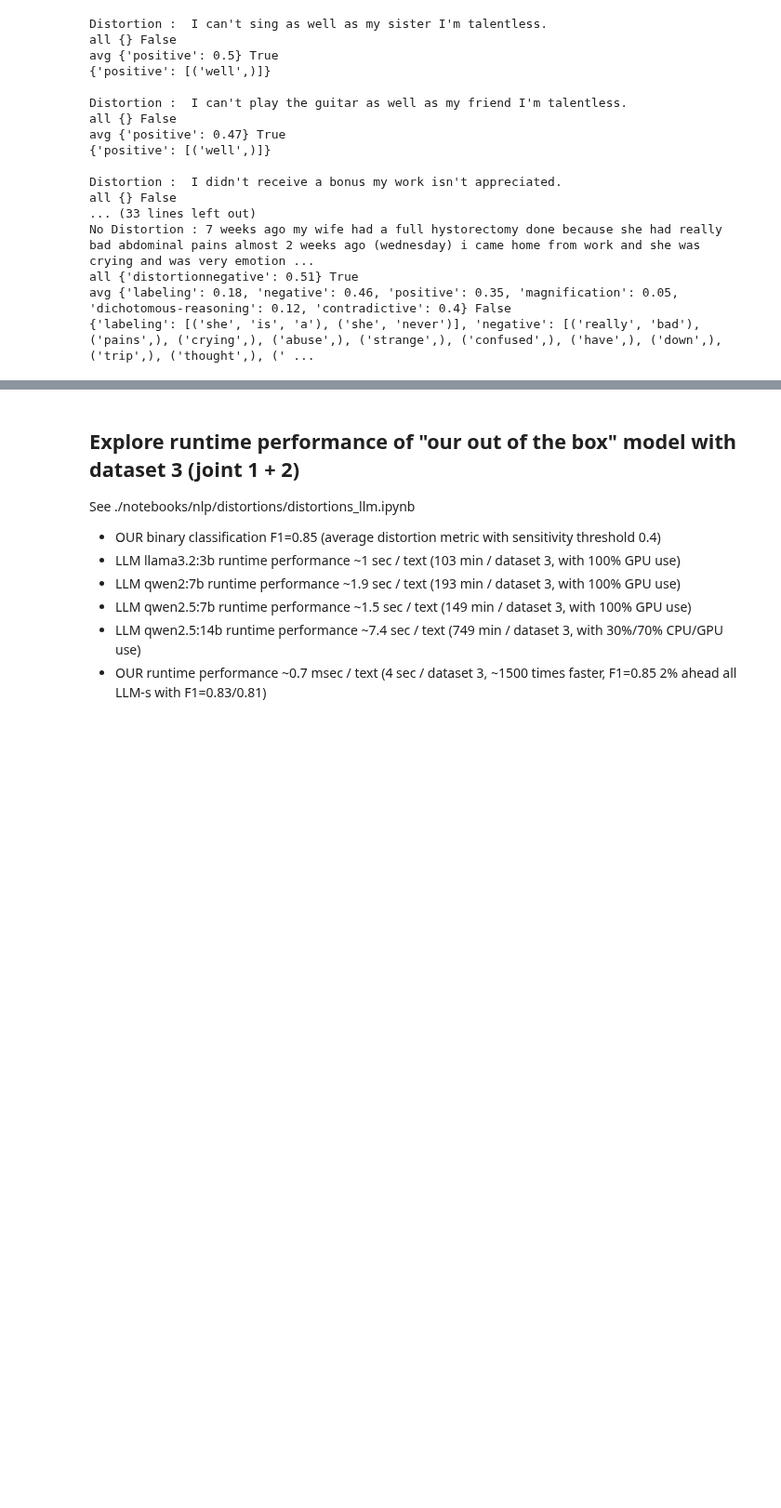
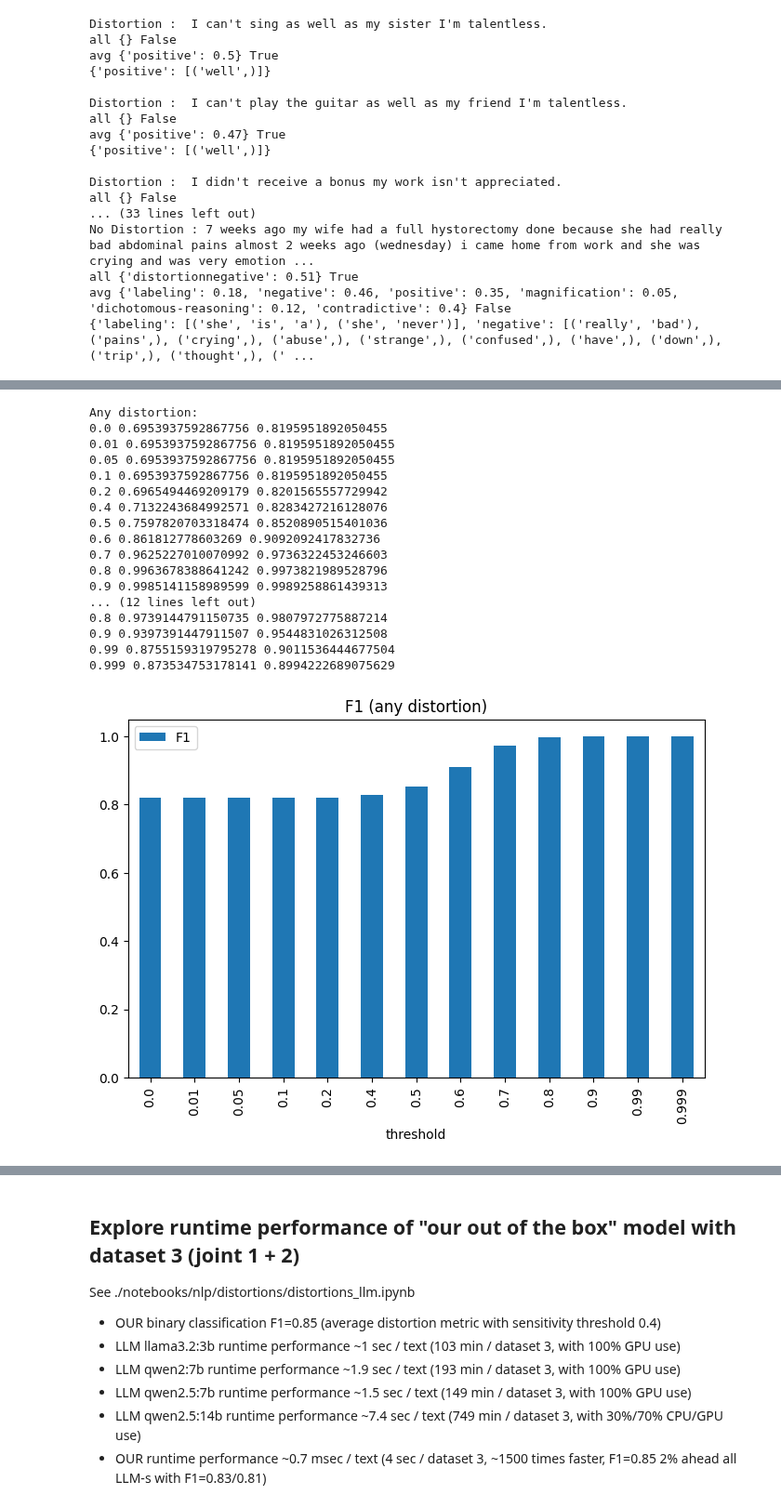
Before and after one commit to aigents/pygents, a Jupyter notebook: notebooks/nlp/distortions/distortions_joint_binary.ipynb, the cells around one changed output, grey strips where cells are left out. Shown at 93% size. Saved outputs shown, nothing was run; the diff lists cells and outputs as text; code cells hidden in the pictures; blank space fills up the shorter version.

```diff
--- a/notebooks/nlp/distortions/distortions_joint_binary.ipynb
+++ b/notebooks/nlp/distortions/distortions_joint_binary.ipynb
@@ -469,0 +473,64 @@ avg {'labeling': 0.18, 'negative': 0.46, 'positive': 0.35, 'magnification': 0.05
+# %%
+tm_new_log_all = TextMetrics(language_metrics('',['All-or-nothing thinking','Fortune-telling','Mental filter','Overgeneralization','Distortion',
+                                                'Labeling','Mind Reading','Personalization','Emotional Reasoning','Magnification',
+                                                'Should statements'],
+                                            path='./data/models/distortions/overfitting_combined/multiclass_view/'),
+                                            metric_logarithmic=True,debug=False,encoding="utf-8")
+
+def our_evaluator_new_log_any(text,threshold):
+    metrics = tm_new_log_all.get_sentiment_words(text)
+    for m in metrics:
+        if metrics[m] > threshold:
+            return True
+    return False
+
+def our_evaluator_new_log_avg(text,threshold):
+    metrics = tm_new_log_all.get_sentiment_words(text)
+    l = list(metrics.values())
+    avg = sum(l) / len(l) if  len(l) > 0 else 0
+    if avg > threshold:
+        return True
+    return False
+
+thresholds = [0.0,0.01,0.05,0.1,0.2,0.4,0.5,0.6,0.7,0.8,0.9,0.99,0.999]
+
+print('Any distortion:')
+any_res_acc = {}
+any_res_f1 = {}
+for threshold in thresholds:
+    acc, f1 = evaluate_df_acc_f1(df3,our_evaluator_new_log_any,threshold)
+    any_res_acc[threshold] = acc
+    any_res_f1[threshold] = f1
+    print(threshold, acc, f1)
+avg_res_acc = {}
+avg_res_f1 = {}
+print('Average distortion:')
+for threshold in thresholds:
+    acc, f1 = evaluate_df_acc_f1(df3,our_evaluator_new_log_avg,threshold)
+    avg_res_acc[threshold] = acc
+    avg_res_f1[threshold] = f1
+    print(threshold, acc, f1)
+
+plot_dict_bars(any_res_f1, labels="threshold", values="F1", title=f"F1 (any distortion)")
+plot_dict_bars(avg_res_f1, labels="threshold", values="F1", title=f"F1 (average distortion)")
+plot_dict_bars(any_res_acc, labels="threshold", values="Accuracy", title=f"Accuracy (any distortion)")
+plot_dict_bars(avg_res_acc, labels="threshold", values="Accuracy", title=f"Accuracy (average distortion)")
+# %% [output]
+Any distortion:
+0.0 0.6953937592867756 0.8195951892050455
+0.01 0.6953937592867756 0.8195951892050455
+0.05 0.6953937592867756 0.8195951892050455
+0.1 0.6953937592867756 0.8195951892050455
+0.2 0.6965494469209179 0.8201565557729942
+0.4 0.7132243684992571 0.8283427216128076
+0.5 0.7597820703318474 0.8520890515401036
+0.6 0.861812778603269 0.9092092417832736
+0.7 0.9625227010070992 0.9736322453246603
+0.8 0.9963678388641242 0.9973821989528796
+0.9 0.9985141158989599 0.9989258861439313
+... (12 lines left out)
+0.8 0.9739144791150735 0.9807972775887214
+0.9 0.9397391447911507 0.9544831026312508
+0.99 0.8755159319795278 0.9011536444677504
+0.999 0.873534753178141 0.8994222689075629
+[figure, added]
```
Also changed, not shown: parts of 16 cells of this notebook.
